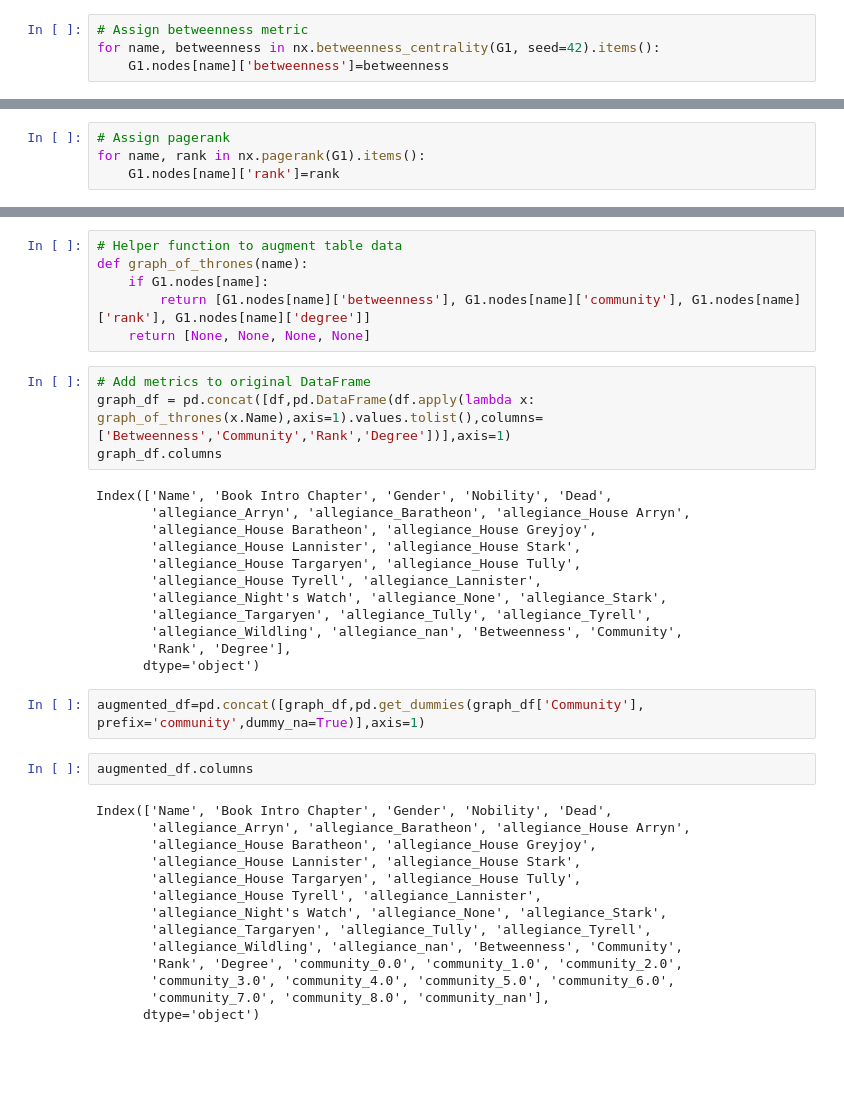
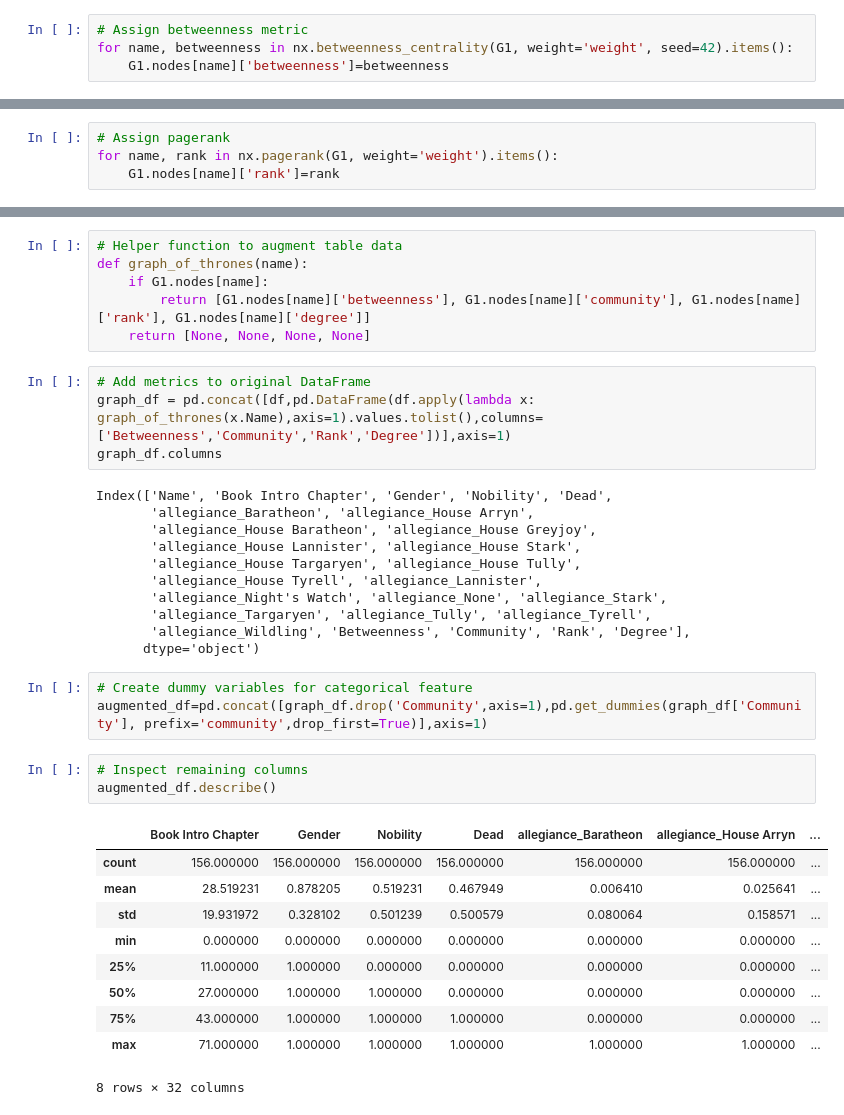
Before and after one commit to danjizquierdo/graph-of-thrones, a Jupyter notebook: Graph of Thrones.ipynb, the cells around one changed output, grey strips where cells are left out. Saved outputs shown, nothing was run; the diff lists cells and outputs as text; blank space fills up the shorter version.

```diff
--- a/Graph of Thrones.ipynb
+++ b/Graph of Thrones.ipynb
@@ -200,7 +213,7 @@ plt.hist(wts)
 #### Centrality
 # %%
 # Assign betweenness metric
-for name, betweenness in nx.betweenness_centrality(G1, seed=42).items():
+for name, betweenness in nx.betweenness_centrality(G1, weight='weight', seed=42).items():
     G1.nodes[name]['betweenness']=betweenness
 # %%
 G1.nodes['Tyrion Lannister']
@@ -212,6 +230,6 @@ G1.nodes['Tyrion Lannister']
 # %%
 # Assign pagerank
-for name, rank in nx.pagerank(G1).items():
+for name, rank in nx.pagerank(G1, weight='weight').items():
     G1.nodes[name]['rank']=rank
 # %%
 G1.nodes['Tyrion Lannister']
@@ -234,33 +261,31 @@ graph_df = pd.concat([df,pd.DataFrame(df.apply(lambda x: graph_of_thrones(x.Name
 graph_df.columns
 # %% [output]
 Index(['Name', 'Book Intro Chapter', 'Gender', 'Nobility', 'Dead',
-       'allegiance_Arryn', 'allegiance_Baratheon', 'allegiance_House Arryn',
+       'allegiance_Baratheon', 'allegiance_House Arryn',
        'allegiance_House Baratheon', 'allegiance_House Greyjoy',
        'allegiance_House Lannister', 'allegiance_House Stark',
        'allegiance_House Targaryen', 'allegiance_House Tully',
        'allegiance_House Tyrell', 'allegiance_Lannister',
        'allegiance_Night's Watch', 'allegiance_None', 'allegiance_Stark',
        'allegiance_Targaryen', 'allegiance_Tully', 'allegiance_Tyrell',
-       'allegiance_Wildling', 'allegiance_nan', 'Betweenness', 'Community',
-       'Rank', 'Degree'],
+       'allegiance_Wildling', 'Betweenness', 'Community', 'Rank', 'Degree'],
       dtype='object')
 # %%
-augmented_df=pd.concat([graph_df,pd.get_dummies(graph_df['Community'], prefix='community',dummy_na=True)],axis=1)
+# Create dummy variables for categorical feature
+augmented_df=pd.concat([graph_df.drop('Community',axis=1),pd.get_dummies(graph_df['Community'], prefix='community',drop_first=True)],axis=1)
-# %%
-augmented_df.columns
-# %% [output]
-Index(['Name', 'Book Intro Chapter', 'Gender', 'Nobility', 'Dead',
-       'allegiance_Arryn', 'allegiance_Baratheon', 'allegiance_House Arryn',
-       'allegiance_House Baratheon', 'allegiance_House Greyjoy',
-       'allegiance_House Lannister', 'allegiance_House Stark',
-       'allegiance_House Targaryen', 'allegiance_House Tully',
-       'allegiance_House Tyrell', 'allegiance_Lannister',
-       'allegiance_Night's Watch', 'allegiance_None', 'allegiance_Stark',
-       'allegiance_Targaryen', 'allegiance_Tully', 'allegiance_Tyrell',
-       'allegiance_Wildling', 'allegiance_nan', 'Betweenness', 'Community',
-       'Rank', 'Degree', 'community_0.0', 'community_1.0', 'community_2.0',
-       'community_3.0', 'community_4.0', 'community_5.0', 'community_6.0',
-       'community_7.0', 'community_8.0', 'community_nan'],
-      dtype='object')
+# %%
+# Inspect remaining columns
+augmented_df.describe()
+# %% [output]
+|  | Book Intro Chapter | Gender | Nobility | Dead | allegiance_Baratheon | allegiance_House Arryn | ... |
+| count | 156.000000 | 156.000000 | 156.000000 | 156.000000 | 156.000000 | 156.000000 | ... |
+| mean | 28.519231 | 0.878205 | 0.519231 | 0.467949 | 0.006410 | 0.025641 | ... |
+| std | 19.931972 | 0.328102 | 0.501239 | 0.500579 | 0.080064 | 0.158571 | ... |
+| min | 0.000000 | 0.000000 | 0.000000 | 0.000000 | 0.000000 | 0.000000 | ... |
+| 25% | 11.000000 | 1.000000 | 0.000000 | 0.000000 | 0.000000 | 0.000000 | ... |
+| 50% | 27.000000 | 1.000000 | 1.000000 | 0.000000 | 0.000000 | 0.000000 | ... |
+| 75% | 43.000000 | 1.000000 | 1.000000 | 1.000000 | 0.000000 | 0.000000 | ... |
+| max | 71.000000 | 1.000000 | 1.000000 | 1.000000 | 1.000000 | 1.000000 | ... |
+8 rows × 32 columns
 # %%
 # Prepare data
```
Also changed, not shown: parts of 32 cells of this notebook, 2 other files.
